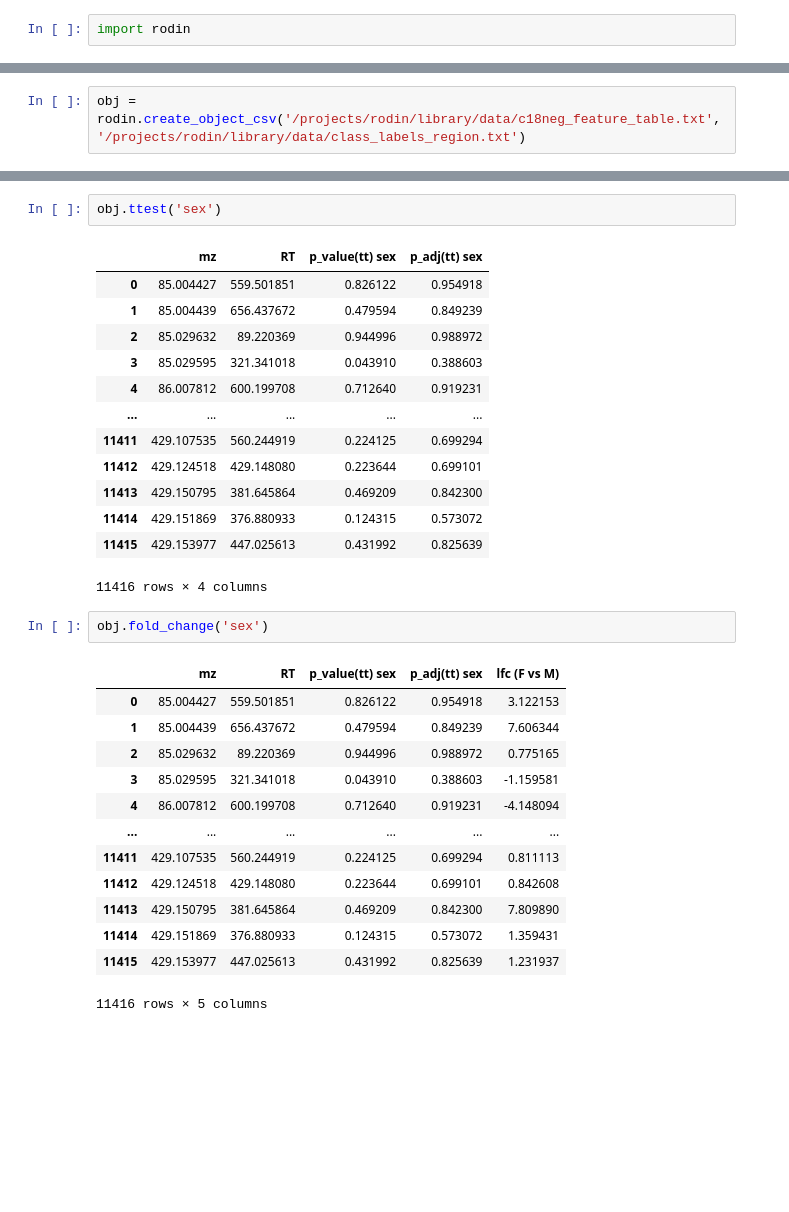
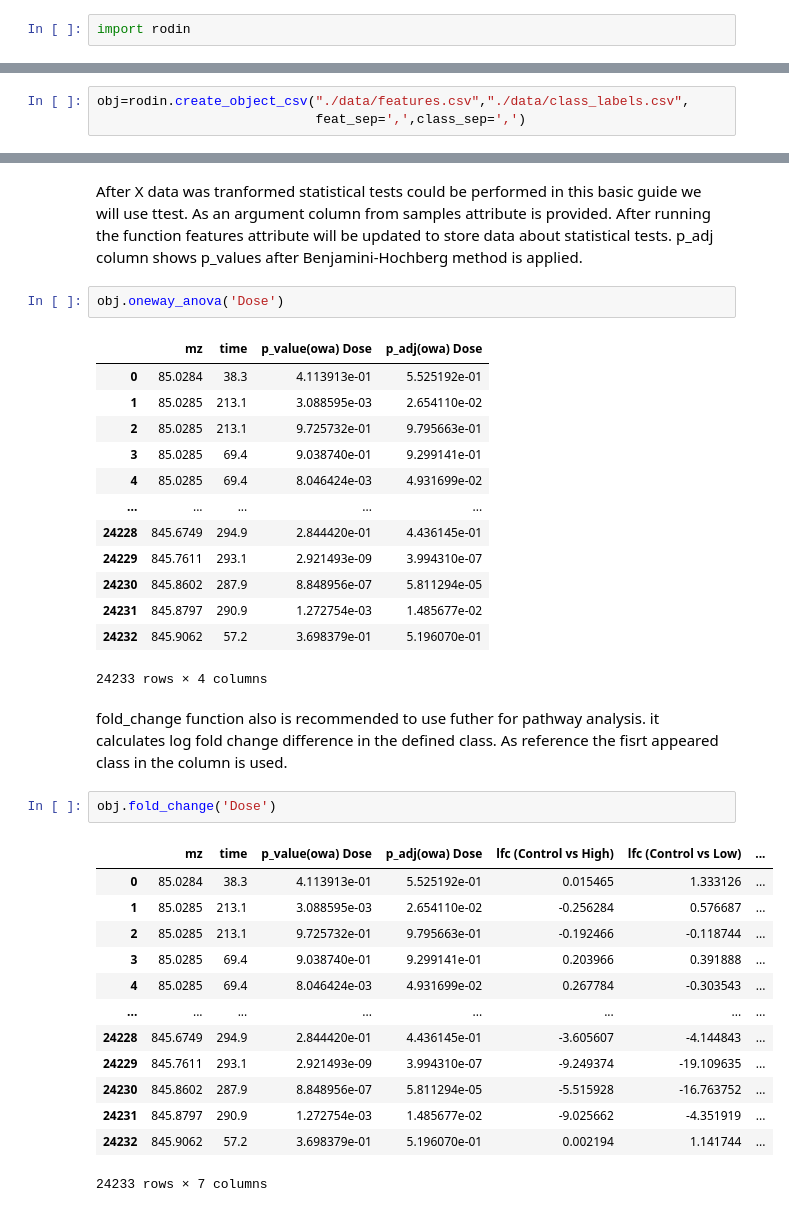
Before and after one commit to BM-Boris/rodin, a Jupyter notebook: guides/user_guide_1.ipynb, the cells around one changed output, grey strips where cells are left out. Drawn from its saved outputs; the diff is of its cells as text; blank space fills up the shorter version.

```diff
--- a/guides/user_guide_1.ipynb
+++ b/guides/user_guide_1.ipynb
@@ -3,2 +6,3 @@ import rodin
 # %%
-obj = rodin.create_object_csv('/projects/rodin/library/data/c18neg_feature_table.txt','/projects/rodin/library/data/class_labels_region.txt')
+obj=rodin.create_object_csv("./data/features.csv","./data/class_labels.csv",
+                            feat_sep=',',class_sep=',')
@@ -11,32 +52,36 @@ dim: 11416 X 18
+# %% [markdown]
+After X data was tranformed statistical tests could be performed in this basic guide we will use ttest. As an argument column from samples attribute is provided. After running the function features attribute will be updated to store data about statistical tests. p_adj column shows p_values after Benjamini-Hochberg method is applied.
 # %%
-obj.ttest('sex')
+obj.oneway_anova('Dose')
 # %% [output]
-|  | mz | RT | p_value(tt) sex | p_adj(tt) sex |
-| 0 | 85.004427 | 559.501851 | 0.826122 | 0.954918 |
-| 1 | 85.004439 | 656.437672 | 0.479594 | 0.849239 |
-| 2 | 85.029632 | 89.220369 | 0.944996 | 0.988972 |
-| 3 | 85.029595 | 321.341018 | 0.043910 | 0.388603 |
-| 4 | 86.007812 | 600.199708 | 0.712640 | 0.919231 |
+|  | mz | time | p_value(owa) Dose | p_adj(owa) Dose |
+| 0 | 85.0284 | 38.3 | 4.113913e-01 | 5.525192e-01 |
+| 1 | 85.0285 | 213.1 | 3.088595e-03 | 2.654110e-02 |
+| 2 | 85.0285 | 213.1 | 9.725732e-01 | 9.795663e-01 |
+| 3 | 85.0285 | 69.4 | 9.038740e-01 | 9.299141e-01 |
+| 4 | 85.0285 | 69.4 | 8.046424e-03 | 4.931699e-02 |
 | ... | ... | ... | ... | ... |
-| 11411 | 429.107535 | 560.244919 | 0.224125 | 0.699294 |
-| 11412 | 429.124518 | 429.148080 | 0.223644 | 0.699101 |
-| 11413 | 429.150795 | 381.645864 | 0.469209 | 0.842300 |
-| 11414 | 429.151869 | 376.880933 | 0.124315 | 0.573072 |
-| 11415 | 429.153977 | 447.025613 | 0.431992 | 0.825639 |
+| 24228 | 845.6749 | 294.9 | 2.844420e-01 | 4.436145e-01 |
+| 24229 | 845.7611 | 293.1 | 2.921493e-09 | 3.994310e-07 |
+| 24230 | 845.8602 | 287.9 | 8.848956e-07 | 5.811294e-05 |
+| 24231 | 845.8797 | 290.9 | 1.272754e-03 | 1.485677e-02 |
+| 24232 | 845.9062 | 57.2 | 3.698379e-01 | 5.196070e-01 |
-11416 rows × 4 columns
+24233 rows × 4 columns
+# %% [markdown]
+fold_change function also is recommended to use futher for pathway analysis. it calculates log fold change difference in the defined class. As reference the fisrt appeared class in the column is used.
 # %%
-obj.fold_change('sex')
+obj.fold_change('Dose')
 # %% [output]
-|  | mz | RT | p_value(tt) sex | p_adj(tt) sex | lfc (F vs M) |
-| 0 | 85.004427 | 559.501851 | 0.826122 | 0.954918 | 3.122153 |
-| 1 | 85.004439 | 656.437672 | 0.479594 | 0.849239 | 7.606344 |
-| 2 | 85.029632 | 89.220369 | 0.944996 | 0.988972 | 0.775165 |
-| 3 | 85.029595 | 321.341018 | 0.043910 | 0.388603 | -1.159581 |
-| 4 | 86.007812 | 600.199708 | 0.712640 | 0.919231 | -4.148094 |
-| ... | ... | ... | ... | ... | ... |
-| 11411 | 429.107535 | 560.244919 | 0.224125 | 0.699294 | 0.811113 |
-| 11412 | 429.124518 | 429.148080 | 0.223644 | 0.699101 | 0.842608 |
-| 11413 | 429.150795 | 381.645864 | 0.469209 | 0.842300 | 7.809890 |
-| 11414 | 429.151869 | 376.880933 | 0.124315 | 0.573072 | 1.359431 |
-| 11415 | 429.153977 | 447.025613 | 0.431992 | 0.825639 | 1.231937 |
+|  | mz | time | p_value(owa) Dose | p_adj(owa) Dose | lfc (Control vs High) | lfc (Control vs Low) | ... |
+| 0 | 85.0284 | 38.3 | 4.113913e-01 | 5.525192e-01 | 0.015465 | 1.333126 | ... |
+| 1 | 85.0285 | 213.1 | 3.088595e-03 | 2.654110e-02 | -0.256284 | 0.576687 | ... |
+| 2 | 85.0285 | 213.1 | 9.725732e-01 | 9.795663e-01 | -0.192466 | -0.118744 | ... |
+| 3 | 85.0285 | 69.4 | 9.038740e-01 | 9.299141e-01 | 0.203966 | 0.391888 | ... |
+| 4 | 85.0285 | 69.4 | 8.046424e-03 | 4.931699e-02 | 0.267784 | -0.303543 | ... |
+| ... | ... | ... | ... | ... | ... | ... | ... |
+| 24228 | 845.6749 | 294.9 | 2.844420e-01 | 4.436145e-01 | -3.605607 | -4.144843 | ... |
+| 24229 | 845.7611 | 293.1 | 2.921493e-09 | 3.994310e-07 | -9.249374 | -19.109635 | ... |
+| 24230 | 845.8602 | 287.9 | 8.848956e-07 | 5.811294e-05 | -5.515928 | -16.763752 | ... |
+| 24231 | 845.8797 | 290.9 | 1.272754e-03 | 1.485677e-02 | -9.025662 | -4.351919 | ... |
+| 24232 | 845.9062 | 57.2 | 3.698379e-01 | 5.196070e-01 | 0.002194 | 1.141744 | ... |
-11416 rows × 5 columns
+24233 rows × 7 columns
```
Also changed, not shown: parts of 23 cells of this notebook, 4 other files.
